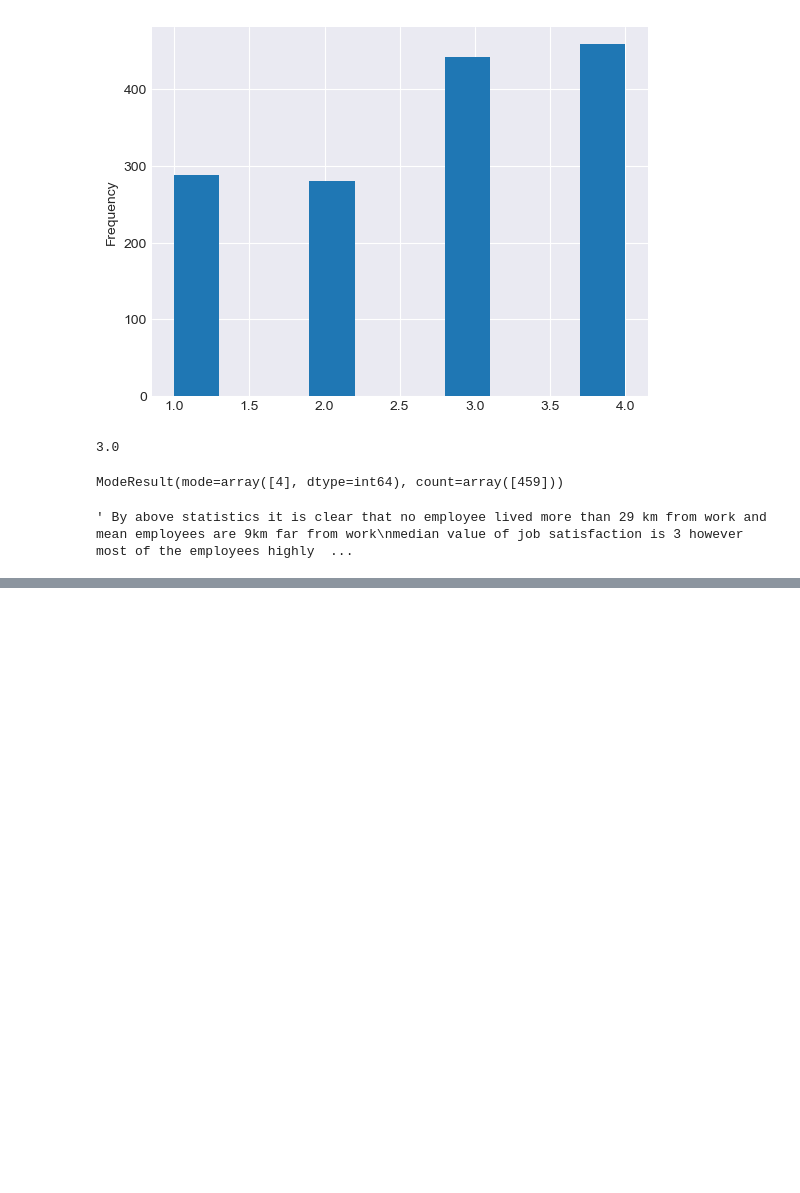
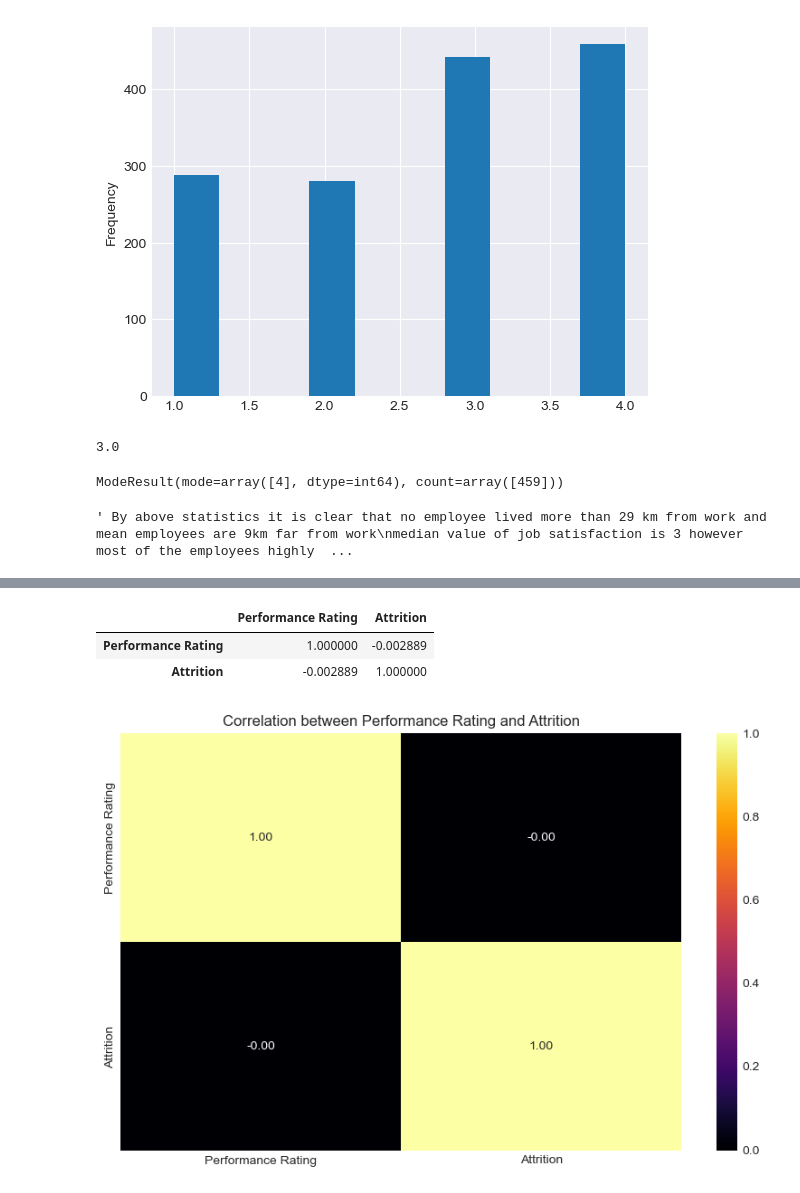
Before and after one commit to sivm205/HR-Employee-Attrition-Analysis, a Jupyter notebook: Preprocessing.ipynb, the cells around one changed output, grey strips where cells are left out. Cells and saved outputs as stored; diff of their text form; code cells hidden in the pictures; blank space fills up the shorter version.

```diff
--- a/Preprocessing.ipynb
+++ b/Preprocessing.ipynb
@@ -774,0 +879,16 @@ median value of job satisfaction is 3 however most of the employees highly satis
+# %%
+#understand the correlation betweeen performance rating and attrition
+
+df[['Performance Rating', 'Attrition']].corr()
+# %% [output]
+|  | Performance Rating | Attrition |
+| Performance Rating | 1.000000 | -0.002889 |
+| Attrition | -0.002889 | 1.000000 |
+# %%
+plt.figure(figsize=(10, 6))
+plt.style.use('seaborn-darkgrid')
+sns.heatmap(df[['Performance Rating', 'Attrition']].corr(), annot=True, cmap='inferno', fmt=".2f")
+plt.title('Correlation between Performance Rating and Attrition')
+plt.show()
+# %% [output]
+[figure, added]
```
Also changed, not shown: parts of 23 cells of this notebook.
